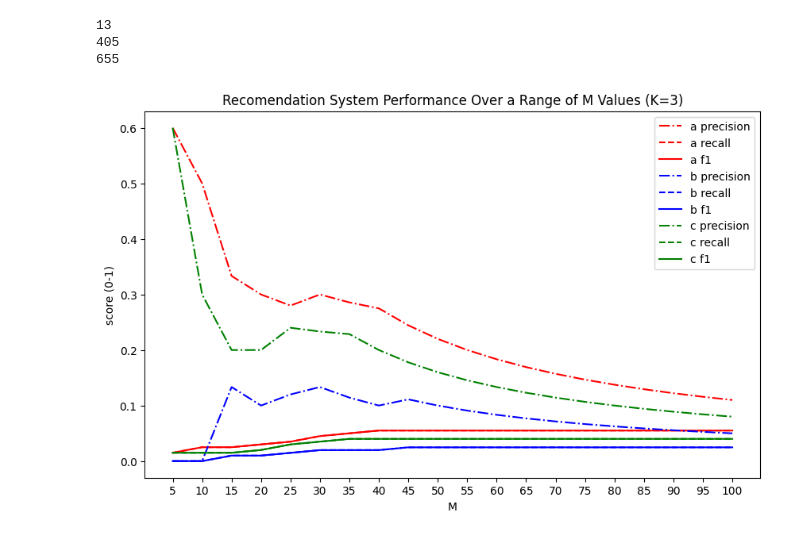
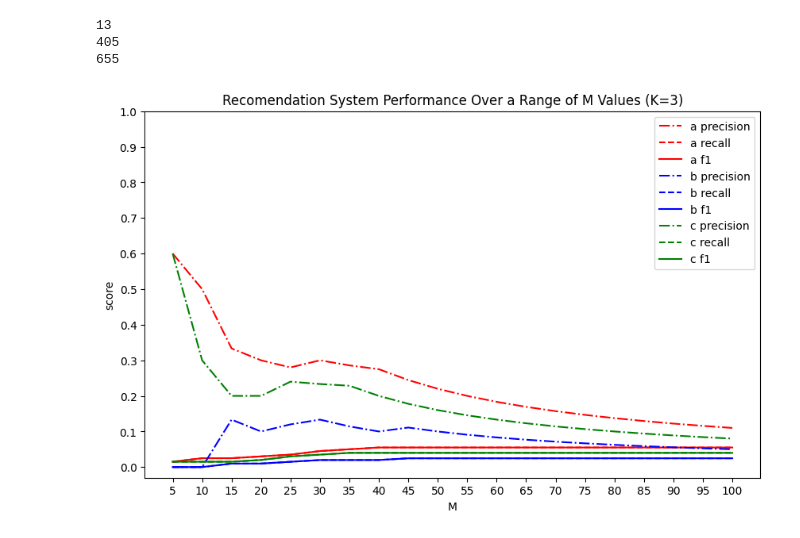
Before and after one commit to Pmcslarrow/hw_2_ml, a Jupyter notebook: movie_recommend_results.ipynb, the cells around one changed output. Cells and saved outputs as stored; diff of their text form; code cells hidden in the pictures.

```diff
--- a/movie_recommend_results.ipynb
+++ b/movie_recommend_results.ipynb
@@ -256,27 +257,28 @@ for k in ks:
 # %%
 plt.figure(figsize=(10, 6))
 
 plt.plot(ks, user_a_precision, label="a precision", color="red", linestyle="-.")
 plt.plot(ks, user_a_recall, label="a recall", color="red", linestyle="--")
 plt.plot(ks, user_a_recall, label="a f1", color="red", linestyle="-")
 
 plt.plot(ks, user_b_precision, label="b precision", color="blue", linestyle="-.")
 plt.plot(ks, user_b_recall, label="b recall", color="blue", linestyle="--")
 plt.plot(ks, user_b_recall, label="b f1", color="blue", linestyle="-")
 
 plt.plot(ks, user_c_precision, label="c precision", color="green", linestyle="-.")
 plt.plot(ks, user_c_recall, label="c recall", color="green", linestyle="--")
 plt.plot(ks, user_c_recall, label="c f1", color="green", linestyle="-")
 
 
 plt.xticks(ks)
+plt.yticks(list(np.arange(0, 1.1, 0.1)))
 
 plt.legend()
 
 plt.title('Recomendation System Performance Over a Range of M Values (K=3)')
 plt.xlabel('M')
-plt.ylabel('score (0-1)')
+plt.ylabel('score')
 
 plt.show()
 # %% [output]
-[figure, old version]
+[figure, new version]
```
Also changed, not shown: parts of 5 cells of this notebook, 9 other files.
